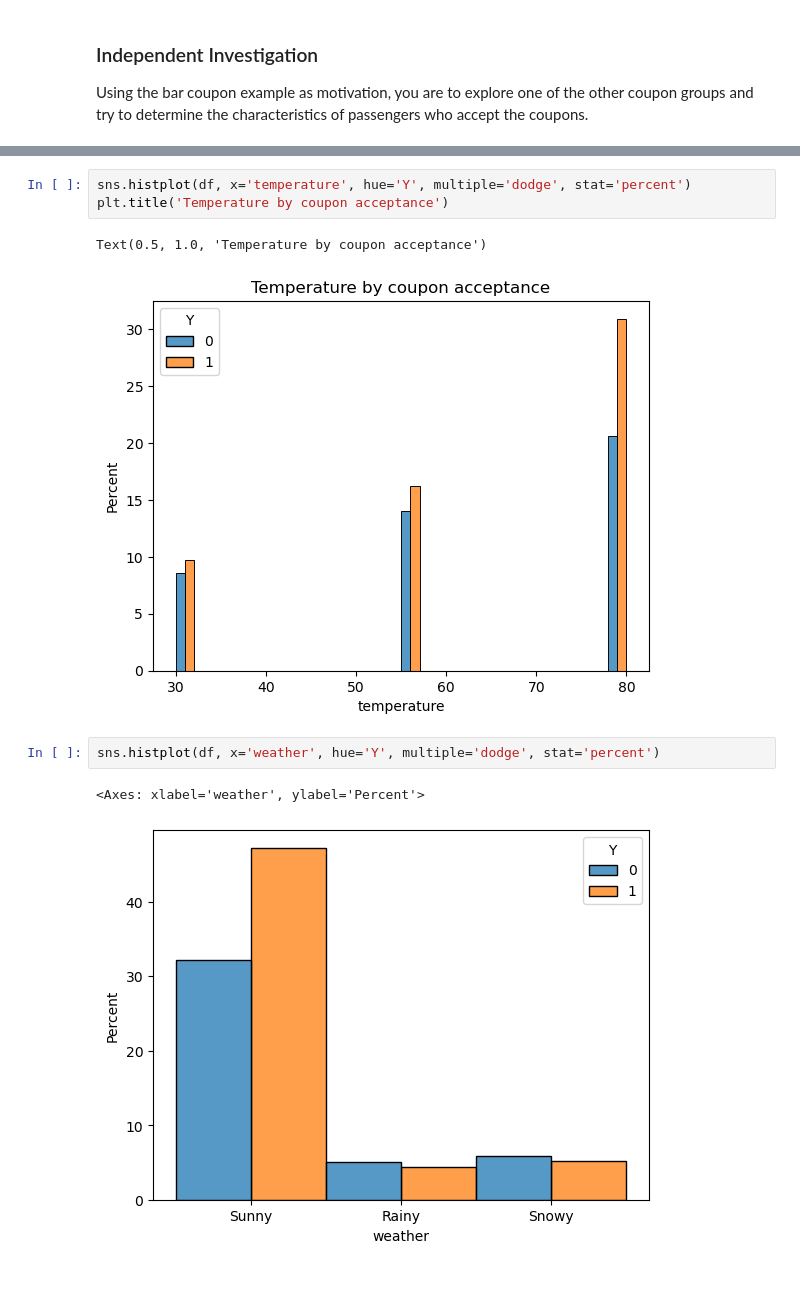
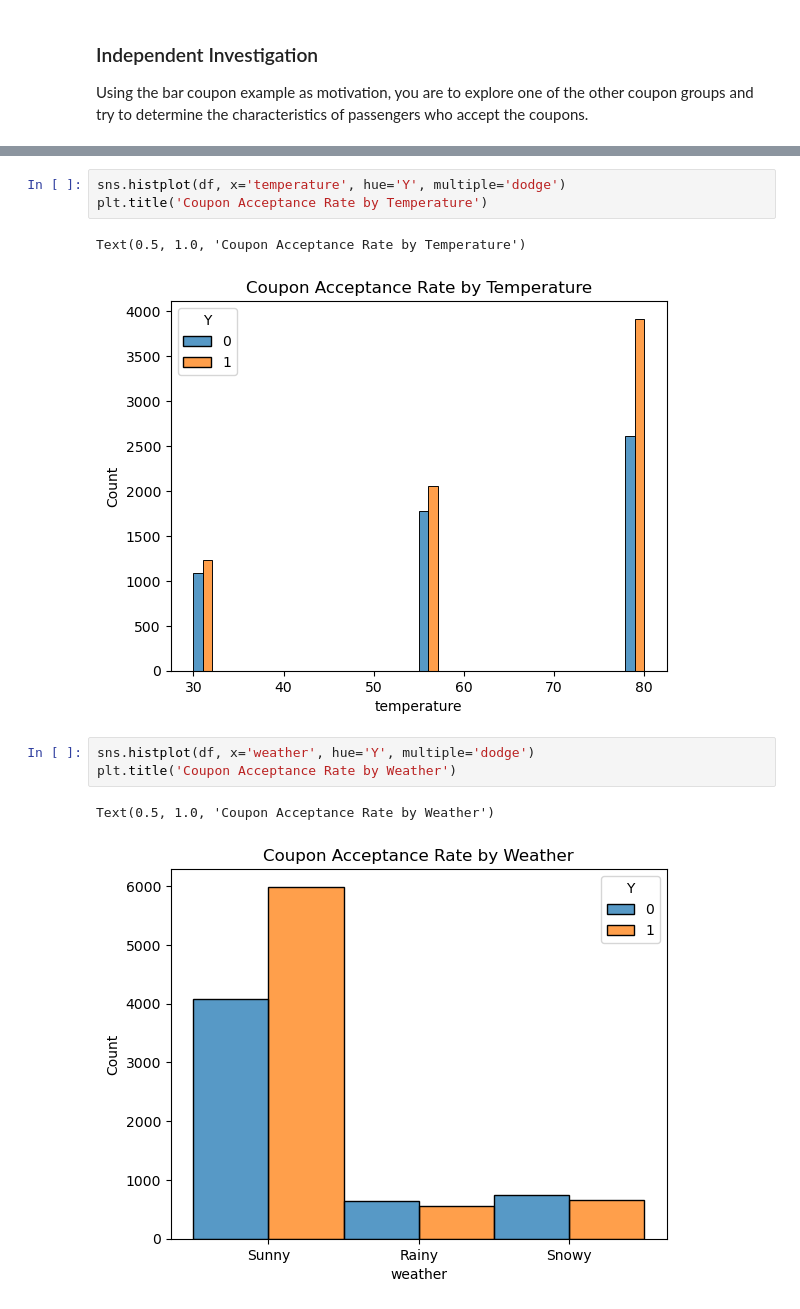
Before and after one commit to tophburns/assignment_5_1, a Jupyter notebook: prompt.ipynb, the cells around one changed output, grey strips where cells are left out. Cells and saved outputs as stored; diff of their text form; blank space fills up the shorter version.

```diff
--- a/prompt.ipynb
+++ b/prompt.ipynb
@@ -735,11 +742,12 @@ How does temperature impact acceptance of the coupon?
 # %%
-sns.histplot(df, x='temperature', hue='Y', multiple='dodge', stat='percent')
-plt.title('Temperature by coupon acceptance')
+sns.histplot(df, x='temperature', hue='Y', multiple='dodge')
+plt.title('Coupon Acceptance Rate by Temperature')
 # %% [output]
-Text(0.5, 1.0, 'Temperature by coupon acceptance')
+Text(0.5, 1.0, 'Coupon Acceptance Rate by Temperature')
-[figure, old version]
+[figure, new version]
 # %%
-sns.histplot(df, x='weather', hue='Y', multiple='dodge', stat='percent')
+sns.histplot(df, x='weather', hue='Y', multiple='dodge')
+plt.title('Coupon Acceptance Rate by Weather')
 # %% [output]
-<Axes: xlabel='weather', ylabel='Percent'>
+Text(0.5, 1.0, 'Coupon Acceptance Rate by Weather')
-[figure, old version]
+[figure, new version]
```
Also changed, not shown: parts of 34 cells of this notebook.
